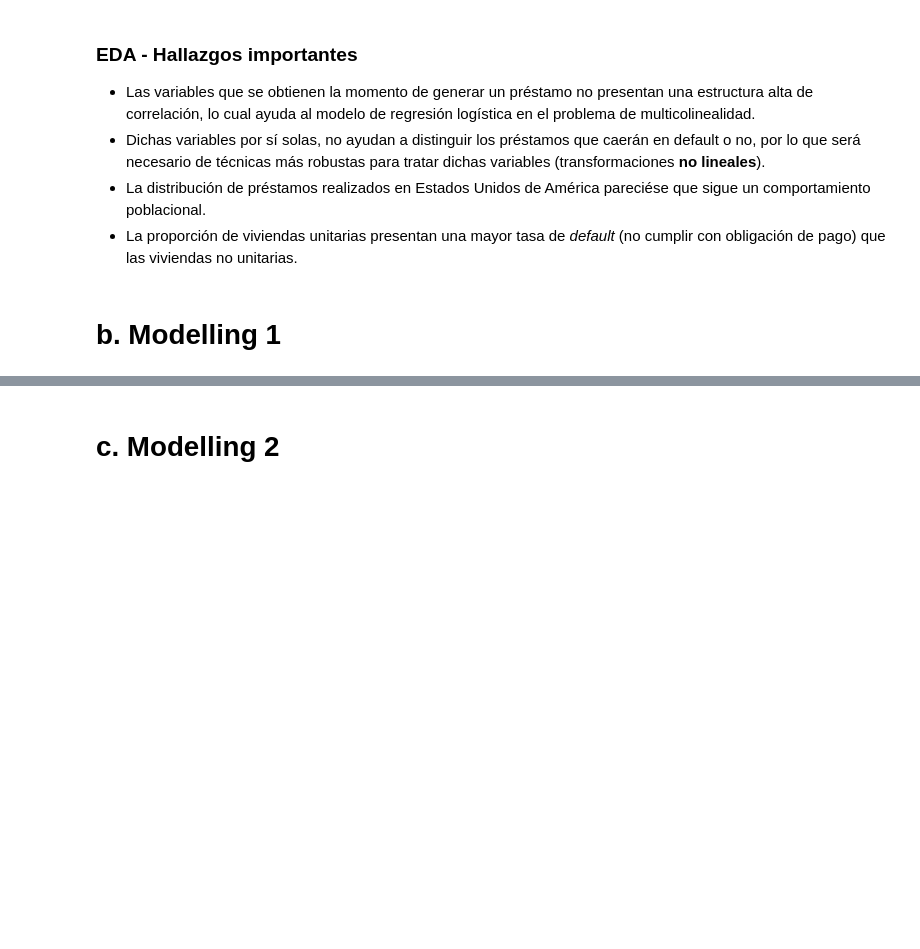
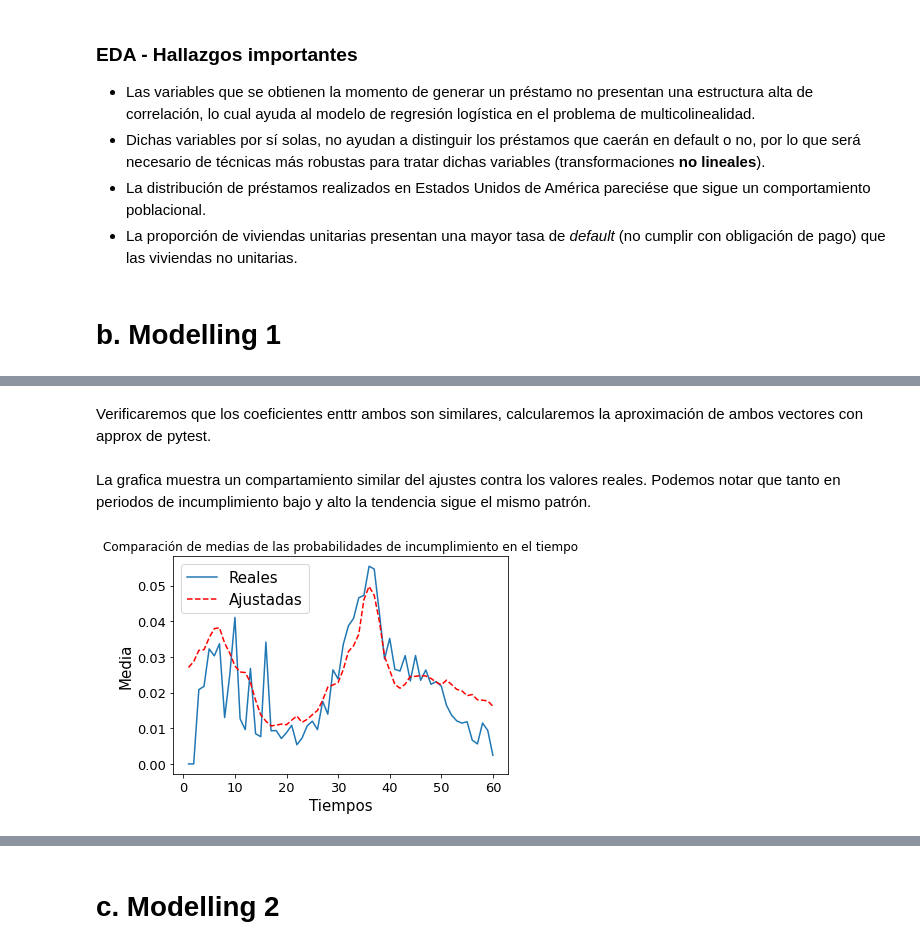
Before and after one commit to arenitss/Proyecto_Final_Analisis_Numerico_Computo_Cientifico, a Jupyter notebook: Reporte/Reporte.ipynb, the cells around one changed output, grey strips where cells are left out. Drawn from its saved outputs; the diff is of its cells as text; code cells hidden in the pictures; blank space fills up the shorter version.

Commit message:
Modelo 1: Implementacion Logistica y PCA #7 #12
Ajuste para modeling 1
*Regresion Logistica y PCA

```diff
--- a/Reporte/Reporte.ipynb
+++ b/Reporte/Reporte.ipynb
@@ -502,0 +533,2 @@ El previo gráfico muestra las correlaciones lineales por variables, del cual se
+# %%
+modeling1 = data.dropna(subset=['time', 'default_time','LTV_time', 'FICO_orig_time']).copy()
@@ -502,0 +537,6 @@ El previo gráfico muestra las correlaciones lineales por variables, del cual se
+# %%
+fitted_values , model = estim_prob(modeling1,['default_time', 'balance_time','interest_rate_time',
+                                               'rate_time','hpi_time',
+                                               'gdp_time','uer_time','REtype_CO_orig_time','REtype_SF_orig_time',
+                                               'investor_orig_time','balance_orig_time','FICO_orig_time','LTV_orig_time',
+                                               'Interest_Rate_orig_time','hpi_orig_time','LTV_time'])
@@ -502,0 +570,2 @@ El previo gráfico muestra las correlaciones lineales por variables, del cual se
+# %% [markdown]
+Verificaremos que los coeficientes enttr ambos son similares, calcularemos la aproximación de ambos vectores con approx de pytest.
@@ -502,0 +574,11 @@ El previo gráfico muestra las correlaciones lineales por variables, del cual se
+# %%
+PD_logit_model = pd.DataFrame(fitted_values, columns=['PD_logit_model'])
+# %%
+data2 = pd.merge(modeling1[['default_time','time']],PD_logit_model, right_index=True, left_index=True)
+# %% [markdown]
+La grafica muestra un compartamiento similar del ajustes contra los valores reales.
+Podemos notar que tanto en periodos de incumplimiento bajo y alto la tendencia sigue el mismo patrón.
+# %%
+grafica_medias(data2.PD_logit_model, data2.default_time, data2.time)
+# %% [output]
+[figure, added]
```
Also changed, not shown: parts of 51 cells of this notebook.
